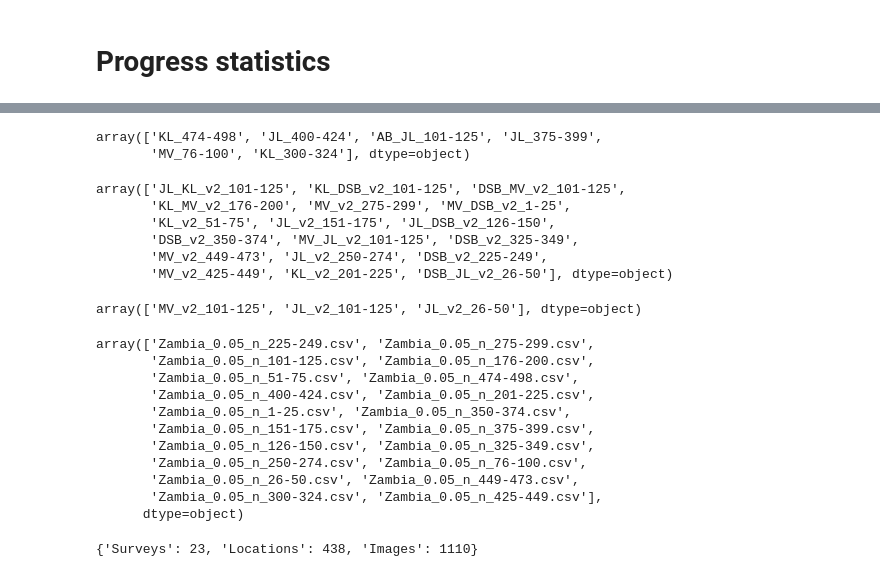
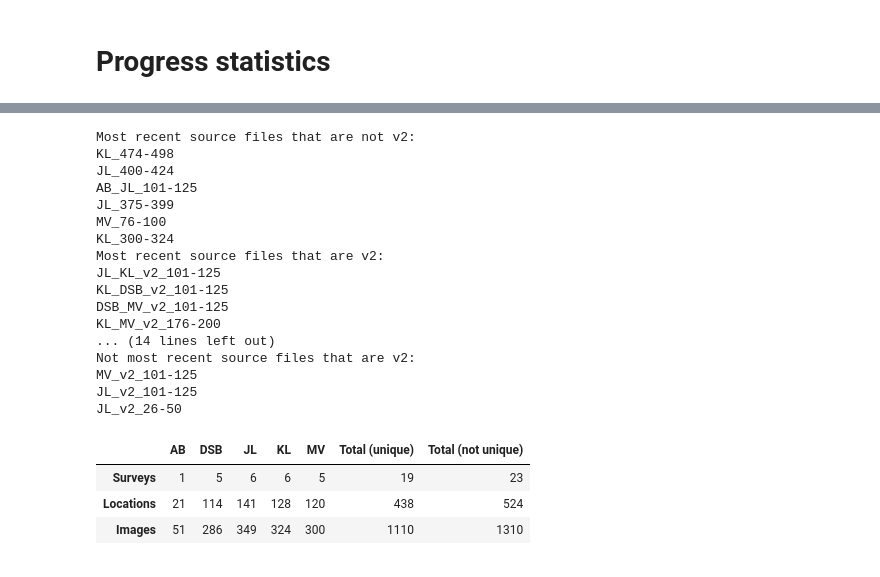
Before and after one commit to RitwikGupta/smallholder-irrigation-dataset, a Jupyter notebook: notebooks/quality_control.ipynb, the cells around one changed output, grey strips where cells are left out. Saved outputs shown, nothing was run; the diff lists cells and outputs as text; code cells hidden in the pictures.

```diff
--- a/notebooks/quality_control.ipynb
+++ b/notebooks/quality_control.ipynb
@@ -114,40 +94,33 @@ sorted(df[(df['v2'] == 0)]['source_file'].unique())
 # %%
 # List out any source file that are the most recent but are not v2
 most_recent_not_v2 = df[(df['most_recent'] == 1) & (df['v2'] == 0)]['source_file'].unique()
-most_recent_not_v2
+most_recent_v2 = df[(df['most_recent'] == 1) & (df['v2'] == 1)]['source_file'].unique()
+not_most_recent_v2 = df[(df['most_recent'] == 0) & (df['v2'] == 1)]['source_file'].unique()
+
+print("Most recent source files that are not v2:")
+for file in most_recent_not_v2:
+    print(file)
+print("Most recent source files that are v2:")
+for file in most_recent_v2:
+    print(file)
+print("Not most recent source files that are v2:")
+for file in not_most_recent_v2:
+    print(file)
 # %% [output]
-array(['KL_474-498', 'JL_400-424', 'AB_JL_101-125', 'JL_375-399',
-       'MV_76-100', 'KL_300-324'], dtype=object)
+Most recent source files that are not v2:
+KL_474-498
+JL_400-424
+AB_JL_101-125
+JL_375-399
+MV_76-100
+KL_300-324
+Most recent source files that are v2:
+JL_KL_v2_101-125
+KL_DSB_v2_101-125
+DSB_MV_v2_101-125
+KL_MV_v2_176-200
+... (14 lines left out)
+Not most recent source files that are v2:
+MV_v2_101-125
+JL_v2_101-125
+JL_v2_26-50
-# %%
-# List out any source file that are the most recent and are  v2
-most_recent_v2 = df[(df['most_recent'] == 1) & (df['v2'] == 1)]['source_file'].unique()
-most_recent_v2
-# %% [output]
-array(['JL_KL_v2_101-125', 'KL_DSB_v2_101-125', 'DSB_MV_v2_101-125',
-       'KL_MV_v2_176-200', 'MV_v2_275-299', 'MV_DSB_v2_1-25',
-       'KL_v2_51-75', 'JL_v2_151-175', 'JL_DSB_v2_126-150',
-       'DSB_v2_350-374', 'MV_JL_v2_101-125', 'DSB_v2_325-349',
-       'MV_v2_449-473', 'JL_v2_250-274', 'DSB_v2_225-249',
-       'MV_v2_425-449', 'KL_v2_201-225', 'DSB_JL_v2_26-50'], dtype=object)
-# %%
-# List out any source file that are not the most recent but are v2
-not_most_recent_v2 = df[(df['most_recent'] == 0) & (df['v2'] == 1)]['source_file'].unique()
-not_most_recent_v2
-# %% [output]
-array(['MV_v2_101-125', 'JL_v2_101-125', 'JL_v2_26-50'], dtype=object)
-# %%
-# List out all the unique plot files
-plot_files = df['plot_file'].unique()
-plot_files
-# %% [output]
-array(['Zambia_0.05_n_225-249.csv', 'Zambia_0.05_n_275-299.csv',
-       'Zambia_0.05_n_101-125.csv', 'Zambia_0.05_n_176-200.csv',
-       'Zambia_0.05_n_51-75.csv', 'Zambia_0.05_n_474-498.csv',
-       'Zambia_0.05_n_400-424.csv', 'Zambia_0.05_n_201-225.csv',
-       'Zambia_0.05_n_1-25.csv', 'Zambia_0.05_n_350-374.csv',
-       'Zambia_0.05_n_151-175.csv', 'Zambia_0.05_n_375-399.csv',
-       'Zambia_0.05_n_126-150.csv', 'Zambia_0.05_n_325-349.csv',
-       'Zambia_0.05_n_250-274.csv', 'Zambia_0.05_n_76-100.csv',
-       'Zambia_0.05_n_26-50.csv', 'Zambia_0.05_n_449-473.csv',
-       'Zambia_0.05_n_300-324.csv', 'Zambia_0.05_n_425-449.csv'],
-      dtype=object)
@@ -166,11 +127,13 @@ def count_surveys_locations_images(df):
 # %%
 # Some statistics on only the most recent surveys
-
 most_recent_surveys = df[df['most_recent'] == 1]
 
 # Remove 'MV_76-100'
 most_recent_surveys = most_recent_surveys[~most_recent_surveys['source_file'].str.contains('MV_76-100')]
 
-count_surveys_locations_images(most_recent_surveys)
+label_count_table(most_recent_surveys)
 # %% [output]
-{'Surveys': 23, 'Locations': 438, 'Images': 1110}
+|  | AB | DSB | JL | KL | MV | Total (unique) | Total (not unique) |
+| Surveys | 1 | 5 | 6 | 6 | 5 | 19 | 23 |
+| Locations | 21 | 114 | 141 | 128 | 120 | 438 | 524 |
+| Images | 51 | 286 | 349 | 324 | 300 | 1110 | 1310 |
```
Also changed, not shown: parts of 19 cells of this notebook, 2 other files.
